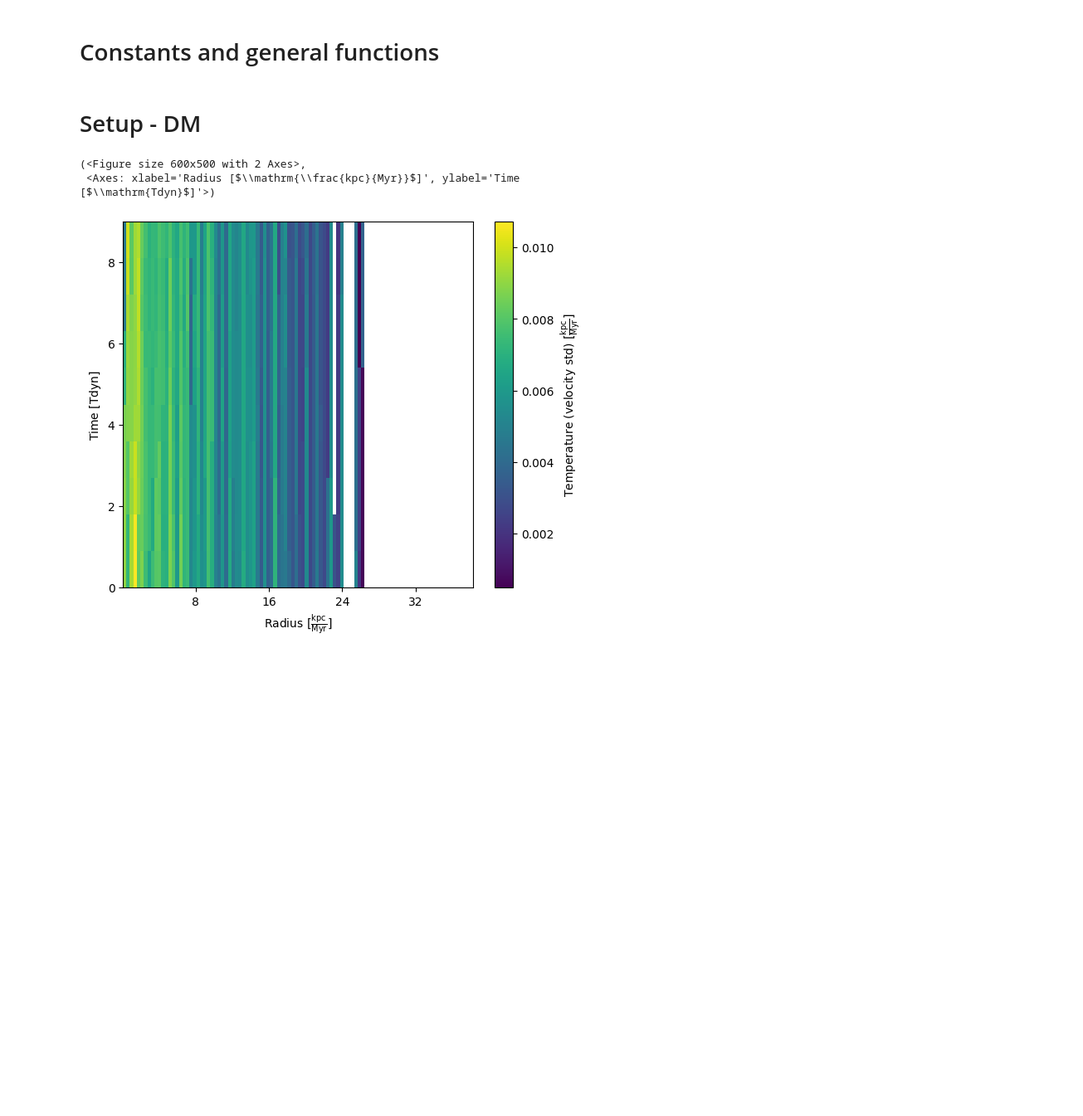
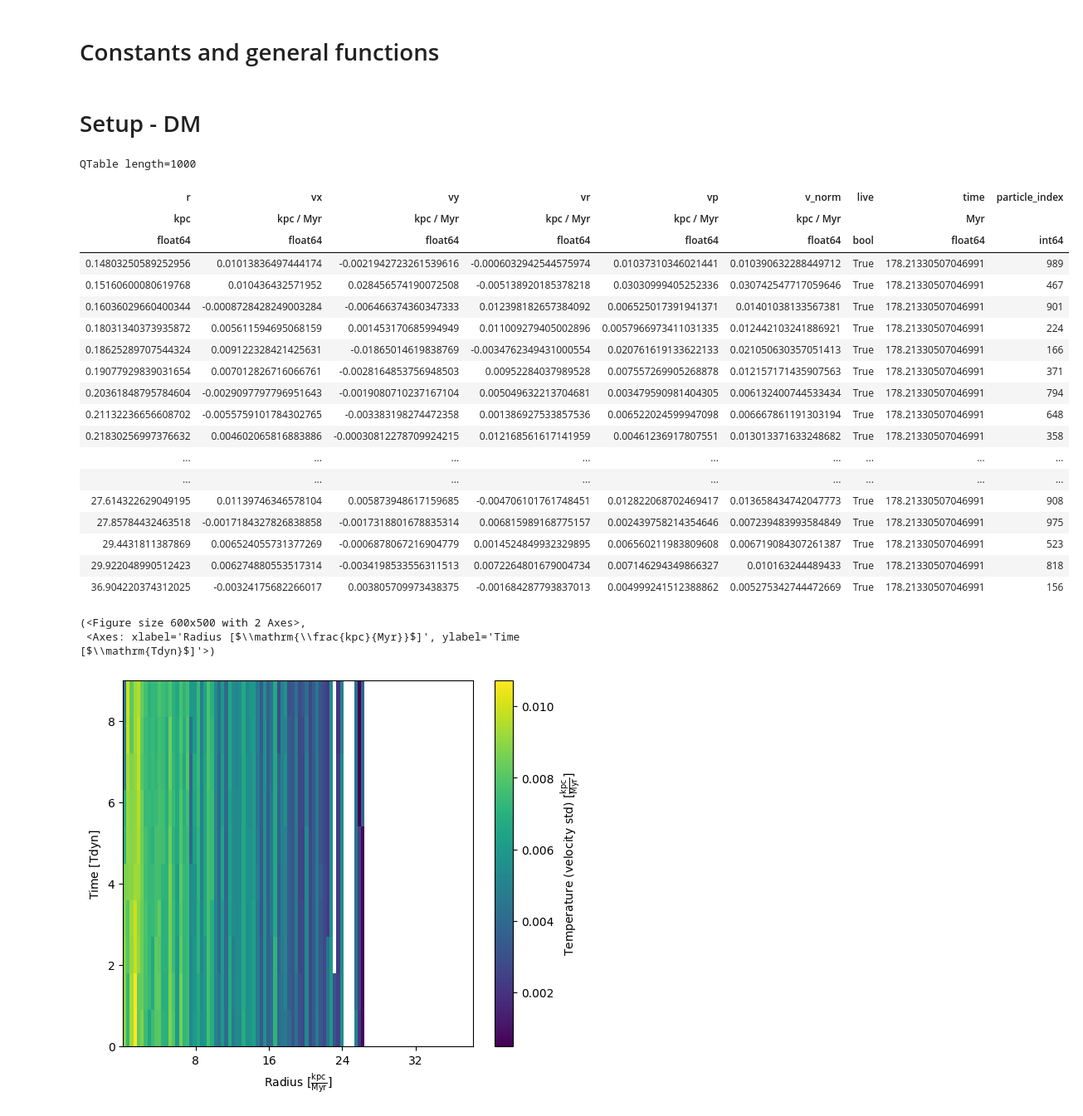
Before and after one commit to Rotem-Barnea/pySIDM, a Jupyter notebook: analysis/run.ipynb, the cells around one changed output. Shown at 83% size. Cells and saved outputs as stored; diff of their text form; code cells hidden in the pictures; blank space fills up the shorter version.

```diff
--- a/analysis/run.ipynb
+++ b/analysis/run.ipynb
@@ -47,3 +50,26 @@ halo.evolve(t=10*halo.Tdyn)
+# %%
+halo.particles
+# %% [output]
+QTable length=1000
+| r | vx | vy | vr | vp | v_norm | live | time | particle_index |
+| kpc | kpc / Myr | kpc / Myr | kpc / Myr | kpc / Myr | kpc / Myr |  | Myr |  |
+| float64 | float64 | float64 | float64 | float64 | float64 | bool | float64 | int64 |
+| 0.14803250589252956 | 0.01013836497444174 | -0.0021942723261539616 | -0.0006032942544575974 | 0.01037310346021441 | 0.010390632288449712 | True | 178.21330507046991 | 989 |
+| 0.15160600080619768 | 0.010436432571952 | 0.028456574190072508 | -0.005138920185378218 | 0.03030999405252336 | 0.030742547717059646 | True | 178.21330507046991 | 467 |
+| 0.16036029660400344 | -0.0008728428249003284 | -0.006466374360347333 | 0.012398182657384092 | 0.006525017391941371 | 0.01401038133567381 | True | 178.21330507046991 | 901 |
+| 0.18031340373935872 | 0.005611594695068159 | 0.001453170685994949 | 0.011009279405002896 | 0.0057966973411031335 | 0.012442103241886921 | True | 178.21330507046991 | 224 |
+| 0.18625289707544324 | 0.009122328421425631 | -0.01865014619838769 | -0.0034762349431000554 | 0.020761619133622133 | 0.021050630357051413 | True | 178.21330507046991 | 166 |
+| 0.19077929839031654 | 0.007012826716066761 | -0.0028164853756948503 | 0.00952284037989528 | 0.007557269905268878 | 0.012157171435907563 | True | 178.21330507046991 | 371 |
+| 0.20361848795784604 | -0.0029097797796951643 | -0.0019080710237167104 | 0.005049632213704681 | 0.003479590981404305 | 0.006132400744533434 | True | 178.21330507046991 | 794 |
+| 0.21132236656608702 | -0.0055759101784302765 | -0.003383198274472358 | 0.001386927533857536 | 0.006522024599947098 | 0.006667861191303194 | True | 178.21330507046991 | 648 |
+| 0.21830256997376632 | 0.004602065816883886 | -0.00030812278709924215 | 0.012168561617141959 | 0.00461236917807551 | 0.013013371633248682 | True | 178.21330507046991 | 358 |
+| ... | ... | ... | ... | ... | ... | ... | ... | ... |
+| ... | ... | ... | ... | ... | ... | ... | ... | ... |
+| 27.614322629049195 | 0.01139746346578104 | 0.005873948617159685 | -0.004706101761748451 | 0.012822068702469417 | 0.013658434742047773 | True | 178.21330507046991 | 908 |
+| 27.85784432463518 | -0.0017184327826838858 | -0.0017318801678835314 | 0.006815989168775157 | 0.002439758214354646 | 0.007239483993584849 | True | 178.21330507046991 | 975 |
+| 29.4431811387869 | 0.006524055731377269 | -0.0006878067216904779 | 0.0014524849932329895 | 0.006560211983809608 | 0.006719084307261387 | True | 178.21330507046991 | 523 |
+| 29.922048990512423 | 0.006274880553517314 | -0.0034198533556311513 | 0.0072264801679004734 | 0.007146294349866327 | 0.010163244489433 | True | 178.21330507046991 | 818 |
+| 36.904220374312025 | -0.00324175682266017 | 0.003805709973438375 | -0.001684287793837013 | 0.004999241512388862 | 0.005275342744472669 | True | 178.21330507046991 | 156 |
 # %%
 from astropy import units,table
 from astropy.units.typing import UnitLike
```
Also changed, not shown: parts of 3 cells of this notebook, 10 other files.
